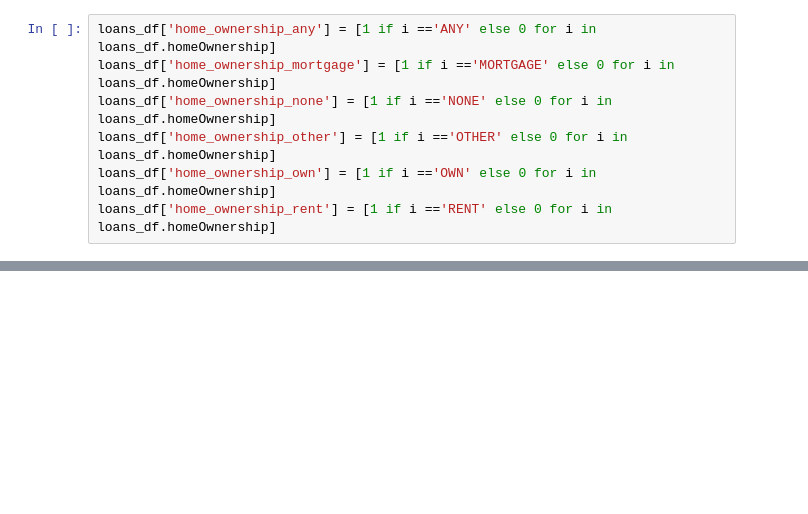
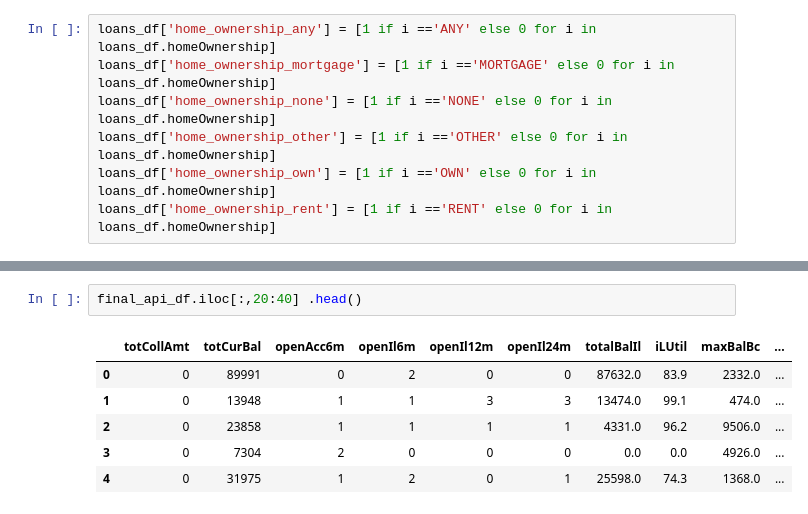
Before and after one commit to jonhilgart22/lending_club_automation, a Jupyter notebook: API_calls.ipynb, the cells around one changed output, grey strips where cells are left out. Saved outputs shown, nothing was run; the diff lists cells and outputs as text; blank space fills up the shorter version.

```diff
--- a/API_calls.ipynb
+++ b/API_calls.ipynb
@@ -280,0 +730,9 @@ cols [['fundedAmount','intRate','installment','empLength','annualInc','dti','del
+# %%
+final_api_df.iloc[:,20:40] .head()
+# %% [output]
+|  | totCollAmt | totCurBal | openAcc6m | openIl6m | openIl12m | openIl24m | totalBalIl | iLUtil | maxBalBc | ... |
+| 0 | 0 | 89991 | 0 | 2 | 0 | 0 | 87632.0 | 83.9 | 2332.0 | ... |
+| 1 | 0 | 13948 | 1 | 1 | 3 | 3 | 13474.0 | 99.1 | 474.0 | ... |
+| 2 | 0 | 23858 | 1 | 1 | 1 | 1 | 4331.0 | 96.2 | 9506.0 | ... |
+| 3 | 0 | 7304 | 2 | 0 | 0 | 0 | 0.0 | 0.0 | 4926.0 | ... |
+| 4 | 0 | 31975 | 1 | 2 | 0 | 1 | 25598.0 | 74.3 | 1368.0 | ... |
```
Also changed, not shown: parts of 32 cells of this notebook, 2 other files.
